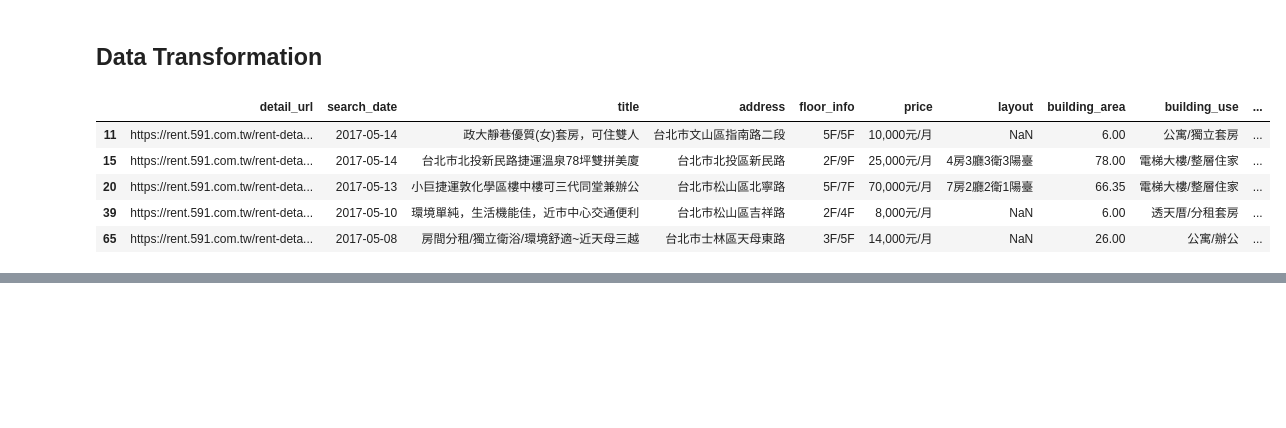
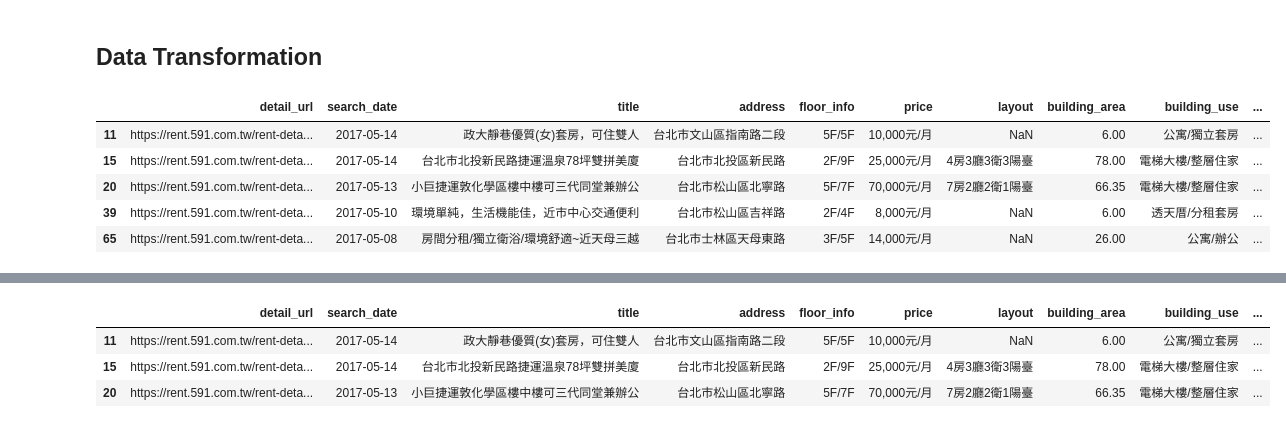
Before and after one commit to ywchiu/cathaybkpython, a Jupyter notebook: Demo20181204.ipynb, the cells around one changed output, grey strips where cells are left out. Cells and saved outputs as stored; diff of their text form; code cells hidden in the pictures; blank space fills up the shorter version.

Commit message:
datetime

```diff
--- a/Demo20181204.ipynb
+++ b/Demo20181204.ipynb
@@ -984,0 +1219,3 @@ df.head()
+# %%
+import pandas
+df = pandas.read_csv('https://raw.githubusercontent.com/ywchiu/cathaybkpython/master/data/rent_591_sample.csv', index_col=0 )
@@ -984,0 +1241,4 @@ df.head()
+# %%
+df = df[df['price'].str.contains('元/月')]
+# %%
+df['search_date'] = pandas.to_datetime(df['search_date'], format = '%Y-%m-%d')
@@ -984,0 +1280,7 @@ df.head()
+# %%
+df[df['search_date'] > '2017-05-10'].head(3)
+# %% [output]
+|  | detail_url | search_date | title | address | floor_info | price | layout | building_area | building_use | ... |
+| 11 | https://rent.591.com.tw/rent-deta... | 2017-05-14 | 政大靜巷優質(女)套房，可住雙人 | 台北市文山區指南路二段 | 5F/5F | 10,000元/月 | NaN | 6.00 | 公寓/獨立套房 | ... |
+| 15 | https://rent.591.com.tw/rent-deta... | 2017-05-14 | 台北市北投新民路捷運溫泉78坪雙拼美廈 | 台北市北投區新民路 | 2F/9F | 25,000元/月 | 4房3廳3衛3陽臺 | 78.00 | 電梯大樓/整層住家 | ... |
+| 20 | https://rent.591.com.tw/rent-deta... | 2017-05-13 | 小巨捷運敦化學區樓中樓可三代同堂兼辦公 | 台北市松山區北寧路 | 5F/7F | 70,000元/月 | 7房2廳2衛1陽臺 | 66.35 | 電梯大樓/整層住家 | ... |
```
Also changed, not shown: parts of 38 cells of this notebook.
